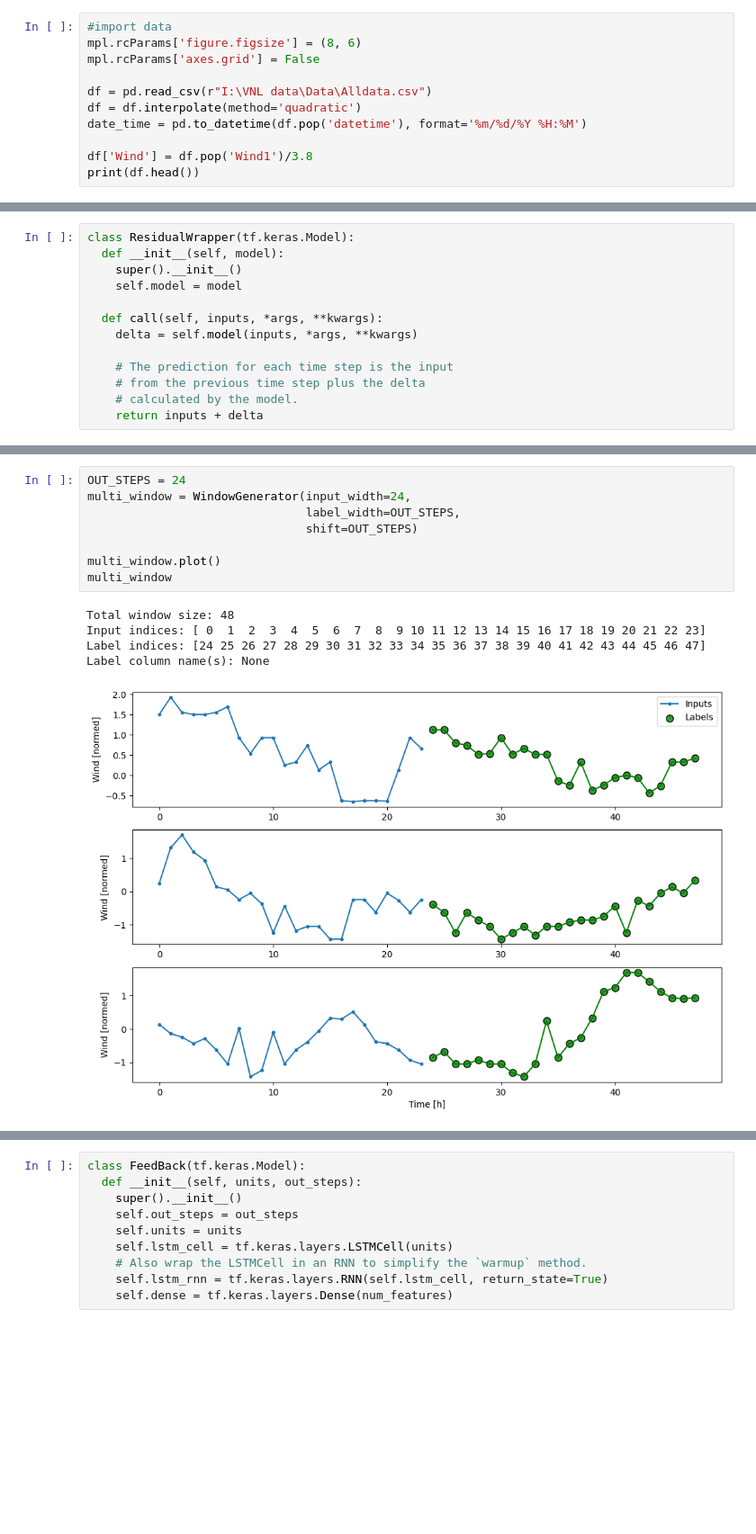
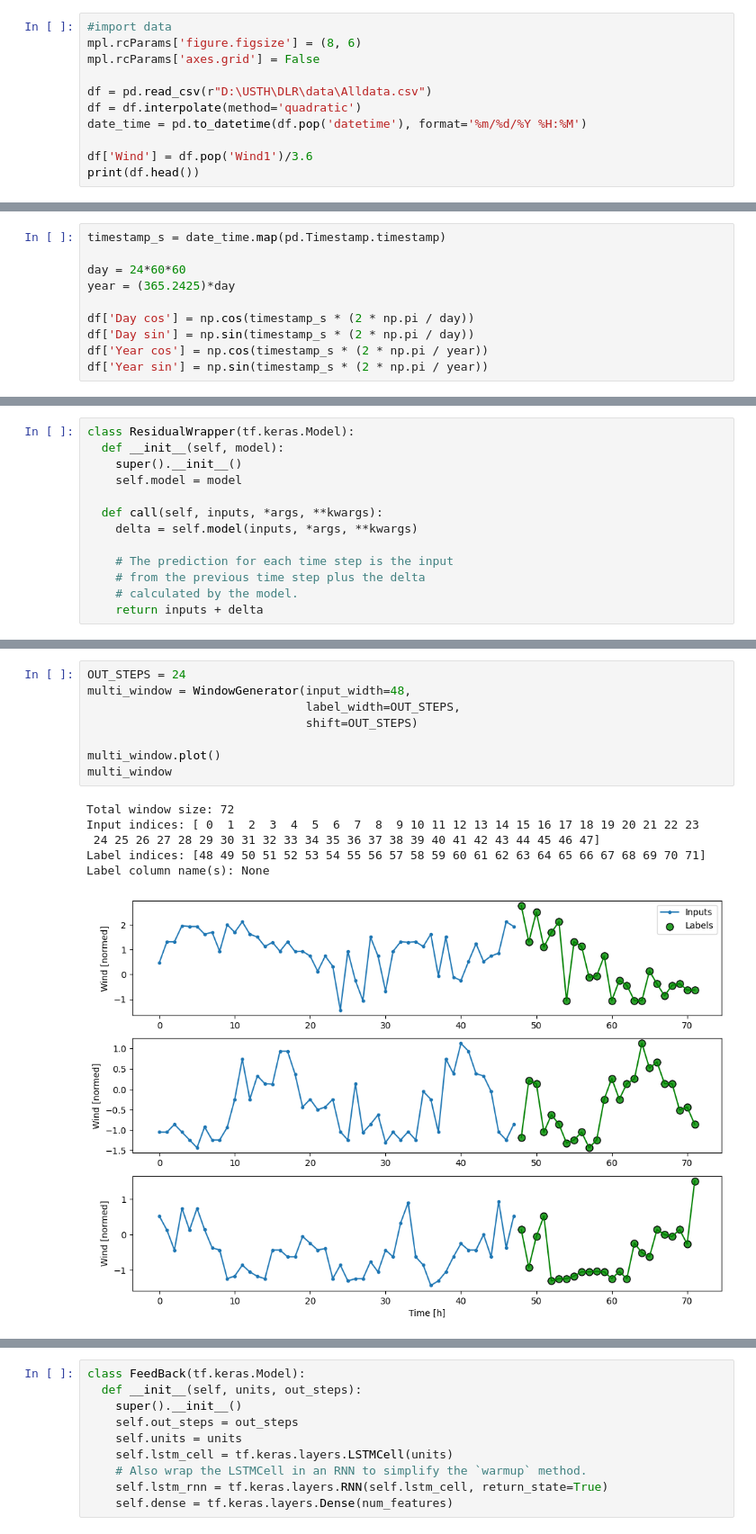
Before and after one commit to tranminh8226/Tran-Minh-Khoi-and-Nhat-Le-Group-Project-2023-USTH, a Jupyter notebook: multioutput.ipynb, the cells around one changed output, grey strips where cells are left out. Shown at 90% size. Drawn from its saved outputs; the diff is of its cells as text; blank space fills up the shorter version.

```diff
--- a/multioutput.ipynb
+++ b/multioutput.ipynb
@@ -15,11 +15,11 @@ import tensorflow as tf
 mpl.rcParams['figure.figsize'] = (8, 6)
 mpl.rcParams['axes.grid'] = False
 
-df = pd.read_csv(r"I:\VNL data\Data\Alldata.csv")
+df = pd.read_csv(r"D:\USTH\DLR\data\Alldata.csv")
 df = df.interpolate(method='quadratic')
 date_time = pd.to_datetime(df.pop('datetime'), format='%m/%d/%Y %H:%M')
 
-df['Wind'] = df.pop('Wind1')/3.8
+df['Wind'] = df.pop('Wind1')/3.6
 print(df.head())
 # %% [output]
    temp  WinDir  GHI      Wind
@@ -52,6 +52,16 @@ plt.show()
 [    0     1     2 ... 13522 13523 13524] [0.00000000e+00 3.24092635e-01 6.48185271e-01 ... 4.38238061e+03
  4.38270471e+03 4.38302880e+03]
 [figure]
+# %%
+timestamp_s = date_time.map(pd.Timestamp.timestamp)
+
+day = 24*60*60
+year = (365.2425)*day
+
+df['Day cos'] = np.cos(timestamp_s * (2 * np.pi / day))
+df['Day sin'] = np.sin(timestamp_s * (2 * np.pi / day))
+df['Year cos'] = np.cos(timestamp_s * (2 * np.pi / year))
+df['Year sin'] = np.sin(timestamp_s * (2 * np.pi / year))
 # %%
 #split data, last month for test
 column_indices = {name: i for i, name in enumerate(df.columns)}
@@ -402,17 +538,18 @@ wide_window.plot(lstm_model)
 # %%
 OUT_STEPS = 24
-multi_window = WindowGenerator(input_width=24,
+multi_window = WindowGenerator(input_width=48,
                                label_width=OUT_STEPS,
                                shift=OUT_STEPS)
 
 multi_window.plot()
 multi_window
 # %% [output]
-Total window size: 48
-Input indices: [ 0  1  2  3  4  5  6  7  8  9 10 11 12 13 14 15 16 17 18 19 20 21 22 23]
-Label indices: [24 25 26 27 28 29 30 31 32 33 34 35 36 37 38 39 40 41 42 43 44 45 46 47]
+Total window size: 72
+Input indices: [ 0  1  2  3  4  5  6  7  8  9 10 11 12 13 14 15 16 17 18 19 20 21 22 23
+ 24 25 26 27 28 29 30 31 32 33 34 35 36 37 38 39 40 41 42 43 44 45 46 47]
+Label indices: [48 49 50 51 52 53 54 55 56 57 58 59 60 61 62 63 64 65 66 67 68 69 70 71]
 Label column name(s): None
-[figure, old version]
+[figure, new version]
 # %%
 class MultiStepLastBaseline(tf.keras.Model):
   def call(self, inputs):
```
Also changed, not shown: parts of 31 cells of this notebook, 1 other file.
